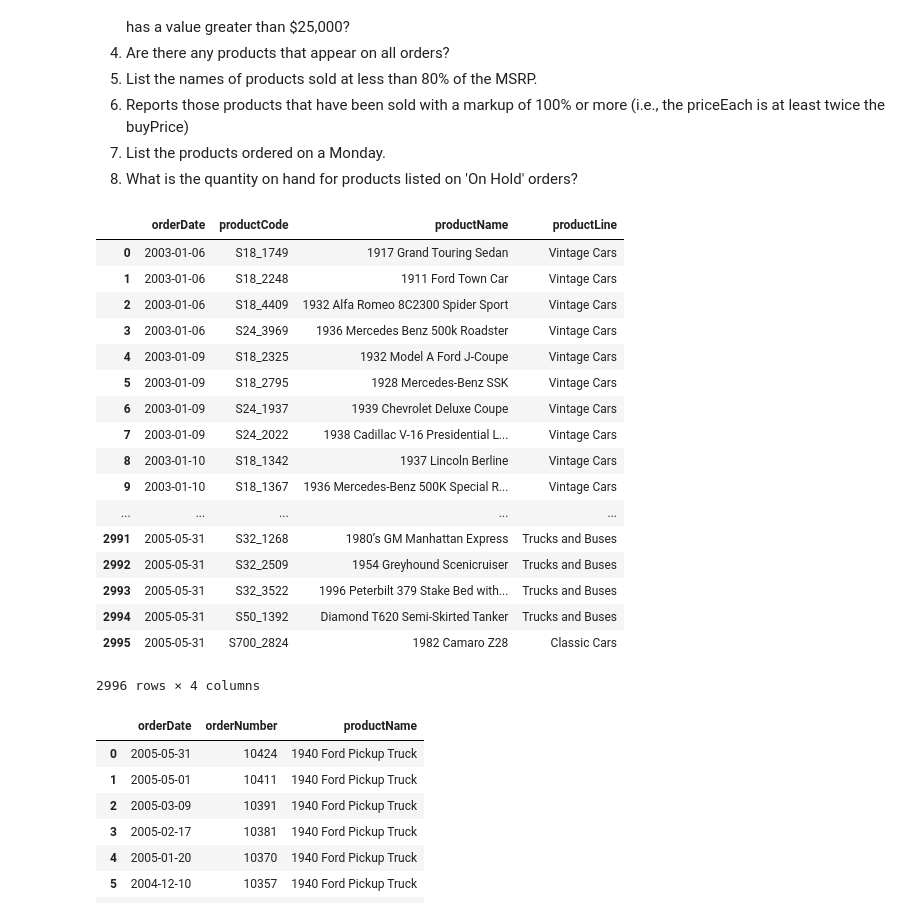
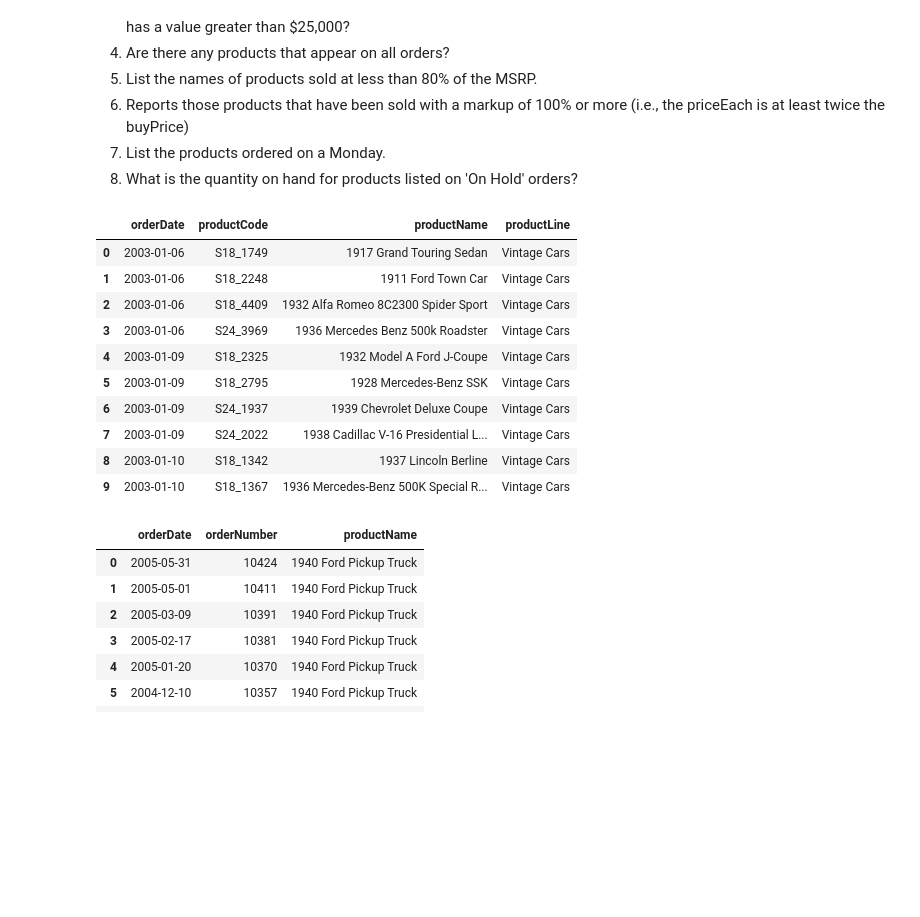
Before and after one commit to alisadewanti/digitalent2018, a Jupyter notebook: Tugas5-SQLJoin.ipynb, the cells around one changed output. Cells and saved outputs as stored; diff of their text form; code cells hidden in the pictures; blank space fills up the shorter version.

```diff
--- a/Tugas5-SQLJoin.ipynb
+++ b/Tugas5-SQLJoin.ipynb
@@ -276,39 +277,33 @@ GROUP BY customerNumber
 # %%
 # List products sold by order date
 run("""
 SELECT
     orderDate,
     productCode,
     productName,
     productLine
 FROM orderdetails
     INNER JOIN
     orders
     USING (orderNumber)
     INNER JOIN
     products
     USING (productCode)
 ORDER BY orderDate, productCode
+LIMIT 0,10
 """)
 # %% [output]
 |  | orderDate | productCode | productName | productLine |
 | 0 | 2003-01-06 | S18_1749 | 1917 Grand Touring Sedan | Vintage Cars |
 | 1 | 2003-01-06 | S18_2248 | 1911 Ford Town Car | Vintage Cars |
 | 2 | 2003-01-06 | S18_4409 | 1932 Alfa Romeo 8C2300 Spider Sport | Vintage Cars |
 | 3 | 2003-01-06 | S24_3969 | 1936 Mercedes Benz 500k Roadster | Vintage Cars |
 | 4 | 2003-01-09 | S18_2325 | 1932 Model A Ford J-Coupe | Vintage Cars |
 | 5 | 2003-01-09 | S18_2795 | 1928 Mercedes-Benz SSK | Vintage Cars |
 | 6 | 2003-01-09 | S24_1937 | 1939 Chevrolet Deluxe Coupe | Vintage Cars |
 | 7 | 2003-01-09 | S24_2022 | 1938 Cadillac V-16 Presidential L... | Vintage Cars |
 | 8 | 2003-01-10 | S18_1342 | 1937 Lincoln Berline | Vintage Cars |
 | 9 | 2003-01-10 | S18_1367 | 1936 Mercedes-Benz 500K Special R... | Vintage Cars |
-| ... | ... | ... | ... | ... |
-| 2991 | 2005-05-31 | S32_1268 | 1980’s GM Manhattan Express | Trucks and Buses |
-| 2992 | 2005-05-31 | S32_2509 | 1954 Greyhound Scenicruiser | Trucks and Buses |
-| 2993 | 2005-05-31 | S32_3522 | 1996 Peterbilt 379 Stake Bed with... | Trucks and Buses |
-| 2994 | 2005-05-31 | S50_1392 | Diamond T620 Semi-Skirted Tanker | Trucks and Buses |
-| 2995 | 2005-05-31 | S700_2824 | 1982 Camaro Z28 | Classic Cars |
-2996 rows × 4 columns
 # %%
 # List the order dates in descending order for orders for the 1940 Ford Pickup Truck.
 run ("""
```
Also changed, not shown: parts of 6 cells of this notebook.
